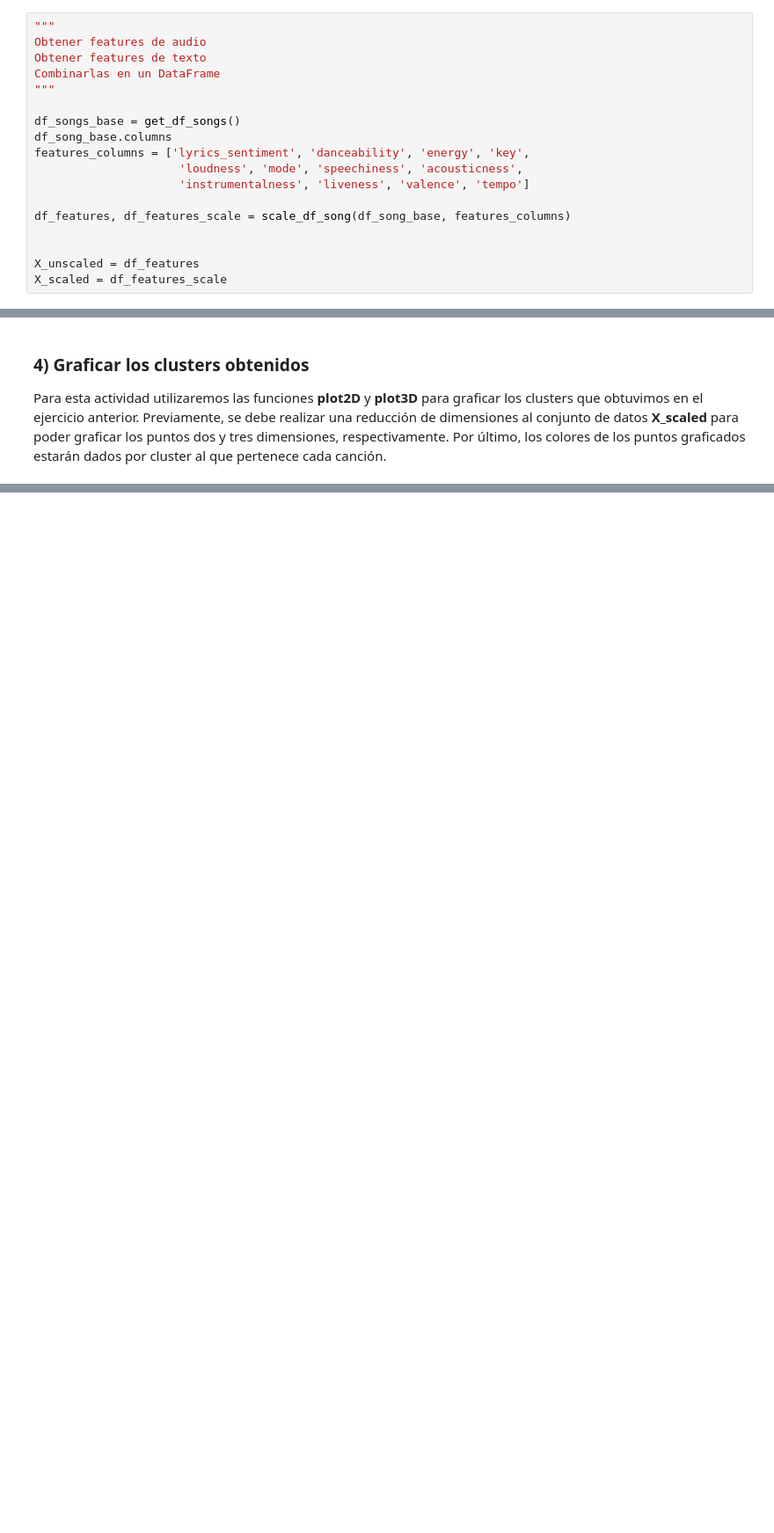
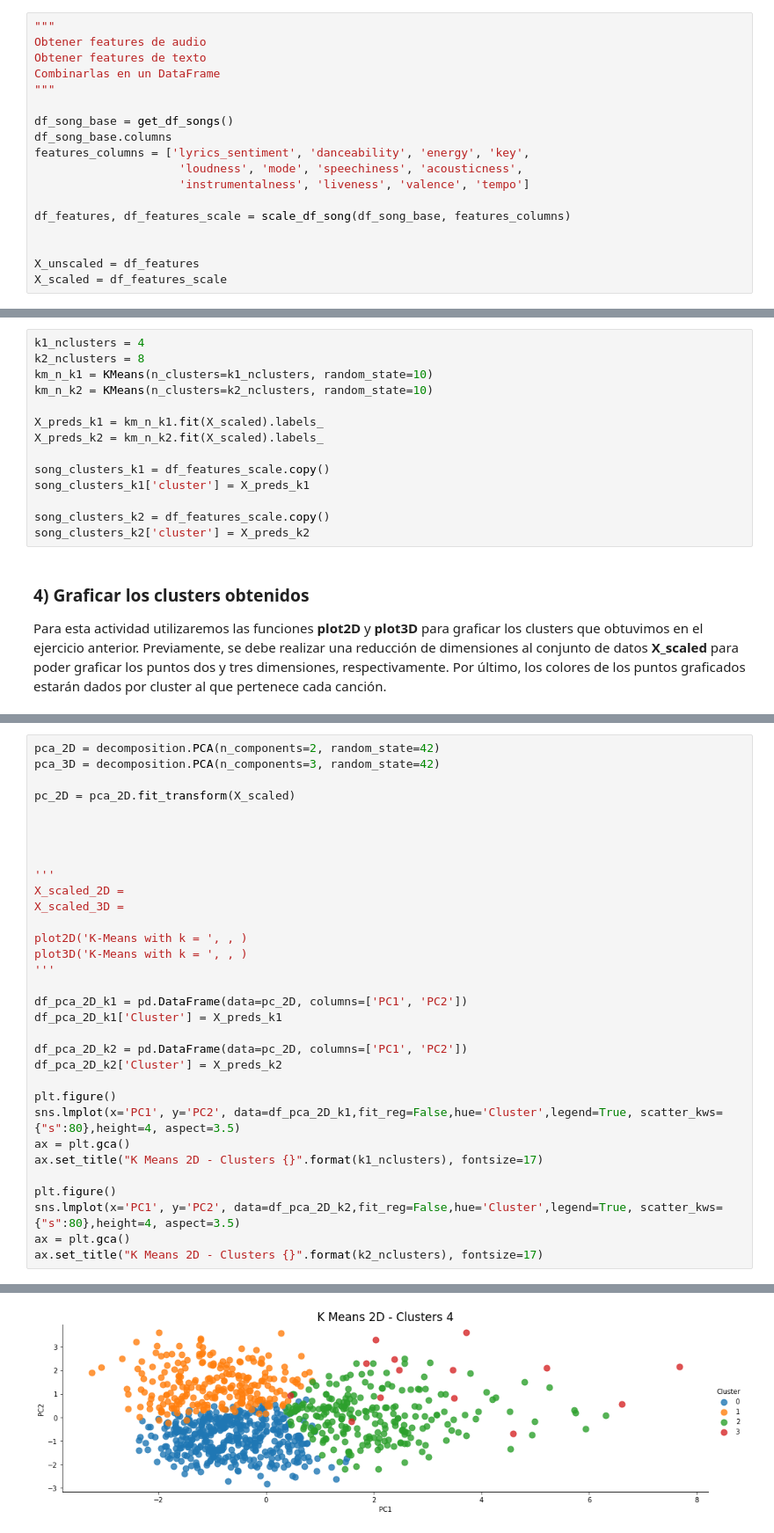
Before and after one commit to KarIvaDam/mentoria-diplodatos, a Jupyter notebook: practico4-mentoria-diplodatos/enunciado-4.ipynb, the cells around one changed output, grey strips where cells are left out. Shown at 88% size. Drawn from its saved outputs; the diff is of its cells as text; blank space fills up the shorter version.

```diff
--- a/practico4-mentoria-diplodatos/enunciado-4.ipynb
+++ b/practico4-mentoria-diplodatos/enunciado-4.ipynb
@@ -202,7 +208,7 @@ Obtener features de texto
 Combinarlas en un DataFrame
 """
 
-df_songs_base = get_df_songs()
+df_song_base = get_df_songs()
 df_song_base.columns
 features_columns = ['lyrics_sentiment', 'danceability', 'energy', 'key',
                      'loudness', 'mode', 'speechiness', 'acousticness',
@@ -263,3 +263,17 @@ song_clusters_k2 =
+# %%
+k1_nclusters = 4
+k2_nclusters = 8
+km_n_k1 = KMeans(n_clusters=k1_nclusters, random_state=10)
+km_n_k2 = KMeans(n_clusters=k2_nclusters, random_state=10)
+
+X_preds_k1 = km_n_k1.fit(X_scaled).labels_
+X_preds_k2 = km_n_k2.fit(X_scaled).labels_
+
+song_clusters_k1 = df_features_scale.copy()
+song_clusters_k1['cluster'] = X_preds_k1
+
+song_clusters_k2 = df_features_scale.copy()
+song_clusters_k2['cluster'] = X_preds_k2
 # %% [markdown]
 ### 4) Graficar los clusters obtenidos
 
@@ -274,0 +281,33 @@ plot3D('K-Means with k = ', , )
+# %%
+pca_2D = decomposition.PCA(n_components=2, random_state=42)
+pca_3D = decomposition.PCA(n_components=3, random_state=42)
+
+pc_2D = pca_2D.fit_transform(X_scaled)
+
+
+
+
+'''
+X_scaled_2D =
+X_scaled_3D =
+
+plot2D('K-Means with k = ', , )
+plot3D('K-Means with k = ', , )
+'''
+
+df_pca_2D_k1 = pd.DataFrame(data=pc_2D, columns=['PC1', 'PC2'])
+df_pca_2D_k1['Cluster'] = X_preds_k1
+
+df_pca_2D_k2 = pd.DataFrame(data=pc_2D, columns=['PC1', 'PC2'])
+df_pca_2D_k2['Cluster'] = X_preds_k2
+
+plt.figure()
+sns.lmplot(x='PC1', y='PC2', data=df_pca_2D_k1,fit_reg=False,hue='Cluster',legend=True, scatter_kws={"s":80},height=4, aspect=3.5)
+ax = plt.gca()
+ax.set_title("K Means 2D - Clusters {}".format(k1_nclusters), fontsize=17)
+
+plt.figure()
+sns.lmplot(x='PC1', y='PC2', data=df_pca_2D_k2,fit_reg=False,hue='Cluster',legend=True, scatter_kws={"s":80},height=4, aspect=3.5)
+ax = plt.gca()
+ax.set_title("K Means 2D - Clusters {}".format(k2_nclusters), fontsize=17)
+# %% [output]
@@ -274,0 +316 @@ plot3D('K-Means with k = ', , )
+[figure, added]
```
Also changed, not shown: parts of 8 cells of this notebook.
